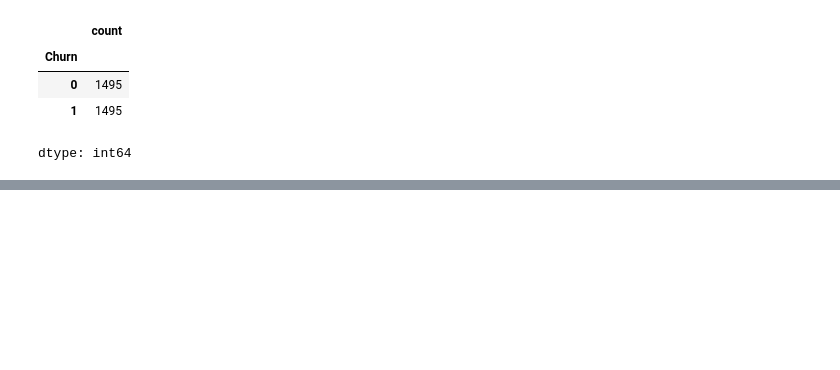
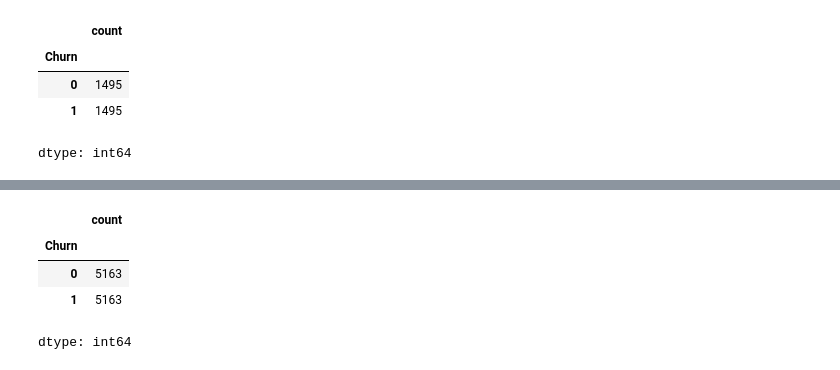
Before and after one commit to SutikshanUpman/Customer-churn-prediction, a Jupyter notebook: main.ipynb, the cells around one changed output, grey strips where cells are left out. Saved outputs shown, nothing was run; the diff lists cells and outputs as text; code cells hidden in the pictures; blank space fills up the shorter version.

```diff
--- a/main.ipynb
+++ b/main.ipynb
@@ -499,0 +548,12 @@ df_test_over = pd.concat([df_count_0, df_class_1_over], axis=0)
+# %%
+from imblearn.over_sampling import SMOTE
+smote = SMOTE(sampling_strategy='minority')
+X_sm, y_sm = smote.fit_resample(X, y)
+# %%
+y_sm.value_counts()
+# %% [output]
+|  | count |
+| Churn |  |
+| 0 | 5163 |
+| 1 | 5163 |
+dtype: int64
```
Also changed, not shown: parts of 34 cells of this notebook.
